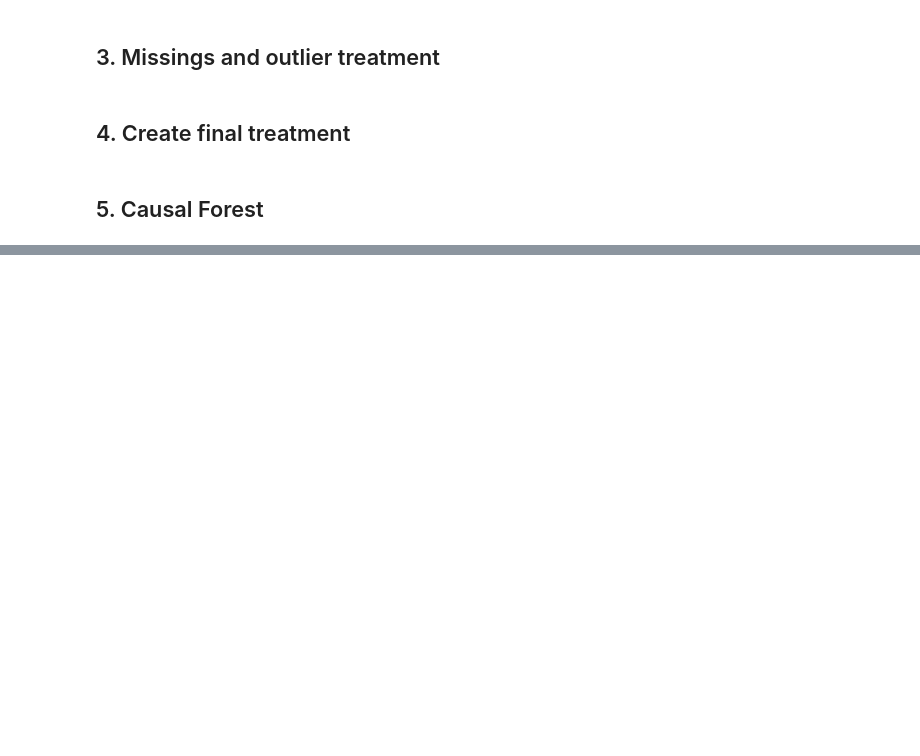
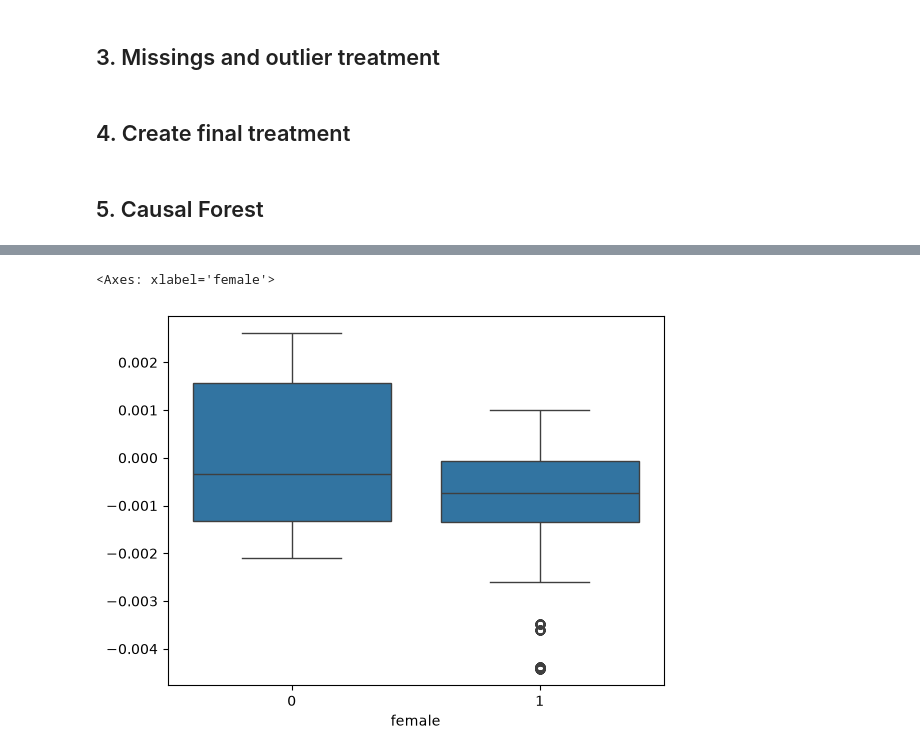
Before and after one commit to fra-c08-job-futures/c08-farming-exit, a Jupyter notebook: notebooks/04_causal_forest.ipynb, the cells around one changed output, grey strips where cells are left out. Saved outputs shown, nothing was run; the diff lists cells and outputs as text; code cells hidden in the pictures; blank space fills up the shorter version.

```diff
--- a/notebooks/04_causal_forest.ipynb
+++ b/notebooks/04_causal_forest.ipynb
@@ -272,0 +293,7 @@ Reshape your data either using array.reshape(-1, 1) if your data has a single fe
+# %%
+
+import seaborn as sns
+sns.boxplot(x=df['female'], y=effects)
+# %% [output]
+<Axes: xlabel='female'>
+[figure, added]
```
Also changed, not shown: parts of 17 cells of this notebook, 1 other file.
